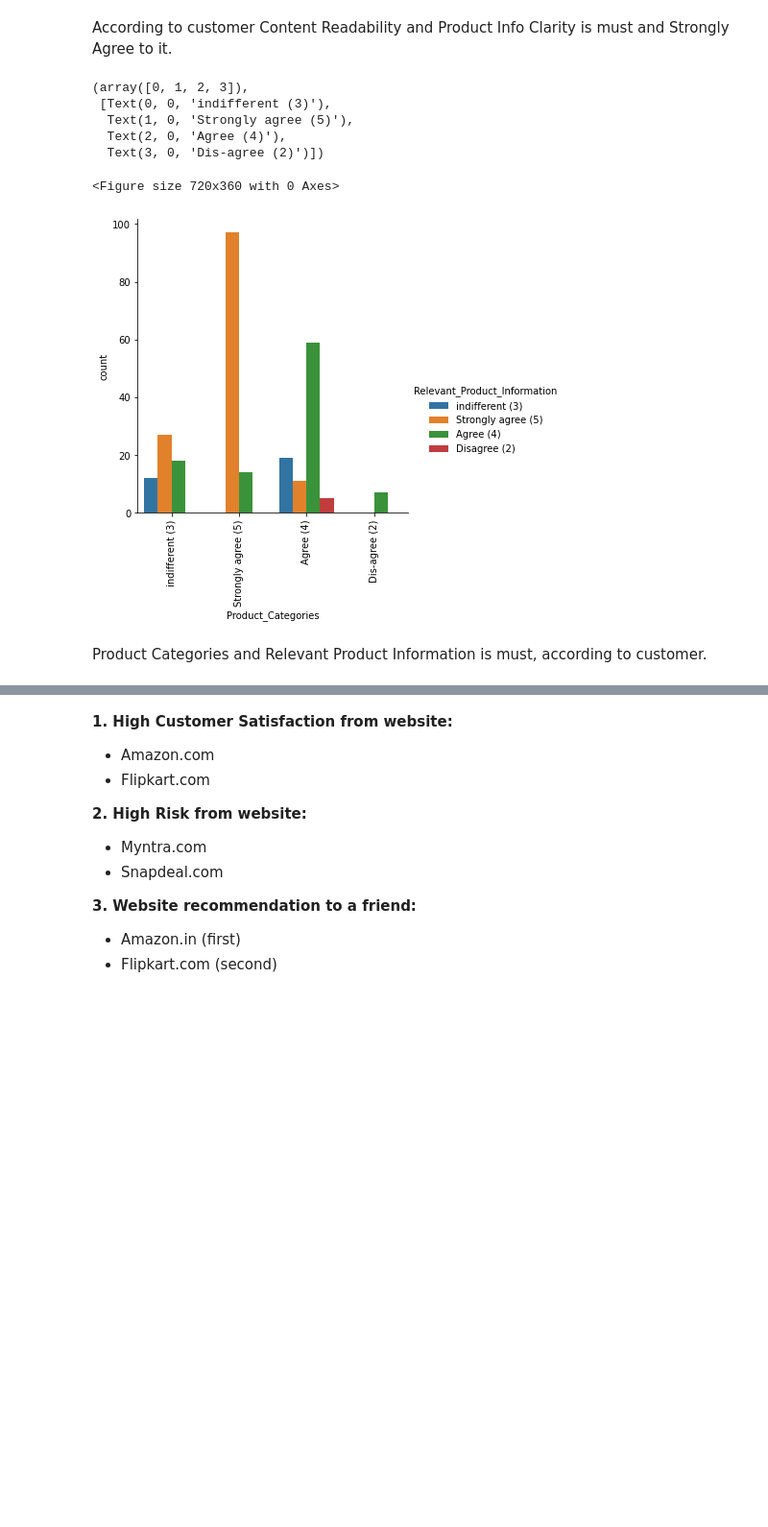
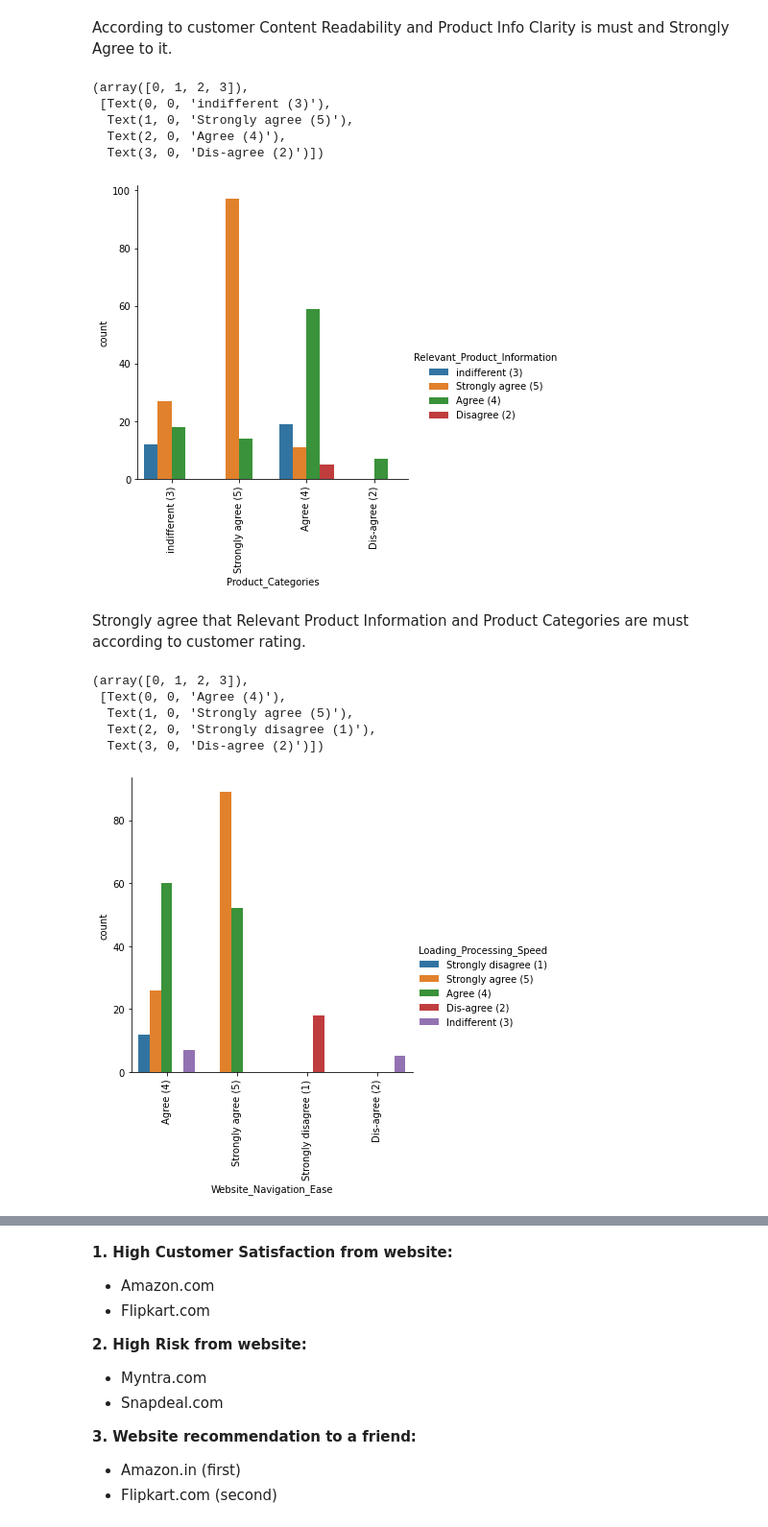
Before and after one commit to ArchanaKumari846/Internship, a Jupyter notebook: Project/Customer_Retention_Dataset.ipynb, the cells around one changed output, grey strips where cells are left out. Shown at 96% size. Drawn from its saved outputs; the diff is of its cells as text; code cells hidden in the pictures; blank space fills up the shorter version.

```diff
--- a/Project/Customer_Retention_Dataset.ipynb
+++ b/Project/Customer_Retention_Dataset.ipynb
@@ -2013,8 +2018,7 @@ plt.xticks(rotation=90)
 # %% [markdown]
 According to customer Content Readability and Product Info Clarity is must and Strongly Agree to it.
 # %%
-#factorplot for comparision between "Gender" and "Age" column
-plt.figure(figsize=(10,5))
+#factorplot for comparision between "Product_Categories" and "Relevant_Product_Information" column
 sns.factorplot("Product_Categories", hue="Relevant_Product_Information", data=retention, kind='count')
 plt.xticks(rotation=90)
 # %% [output]
@@ -2023,7 +2027,17 @@ plt.xticks(rotation=90)
   Text(1, 0, 'Strongly agree (5)'),
   Text(2, 0, 'Agree (4)'),
   Text(3, 0, 'Dis-agree (2)')])
-<Figure size 720x360 with 0 Axes>
 [figure]
-# %% [markdown]
-Product Categories and Relevant Product Information is must, according to customer.
+# %% [markdown]
+Strongly agree that Relevant Product Information and Product Categories are must according to customer rating.
+# %%
+#factorplot for comparision between "Website_Navigation_Ease" and "Loading_Processing_Speed" column
+sns.factorplot("Website_Navigation_Ease", hue="Loading_Processing_Speed", data=retention, kind='count')
+plt.xticks(rotation=90)
+# %% [output]
+(array([0, 1, 2, 3]),
+ [Text(0, 0, 'Agree (4)'),
+  Text(1, 0, 'Strongly agree (5)'),
+  Text(2, 0, 'Strongly disagree (1)'),
+  Text(3, 0, 'Dis-agree (2)')])
+[figure, added]
```
Also changed, not shown: parts of 10 cells of this notebook.
